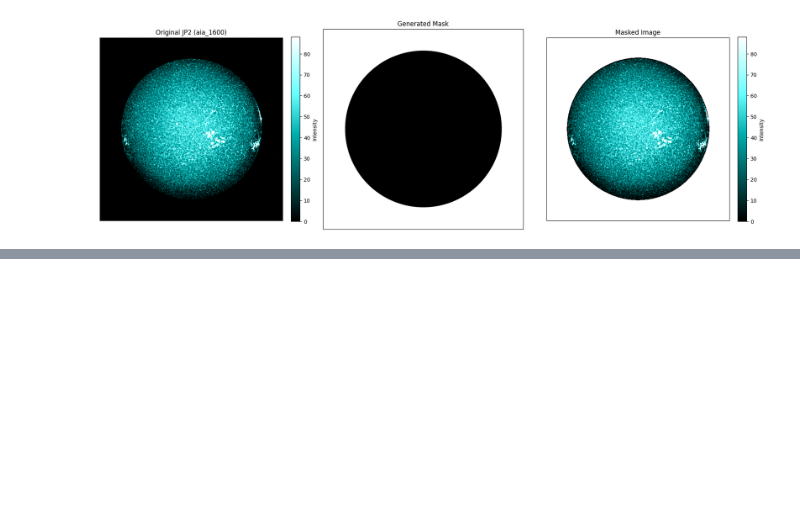
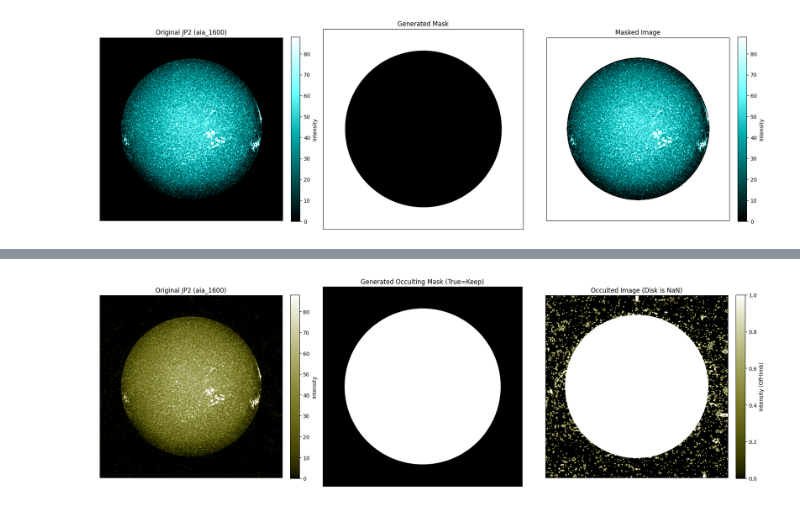
Before and after one commit to AlyonaCIA/SOLAR, a Jupyter notebook: Solar_eda_project/src/eda_clustering/kmeans/jp2_testing.ipynb, the cells around one changed output, grey strips where cells are left out. Saved outputs shown, nothing was run; the diff lists cells and outputs as text; code cells hidden in the pictures; blank space fills up the shorter version.

Commit message:
Add the first eclipse mask

```diff
--- a/Solar_eda_project/src/eda_clustering/kmeans/jp2_testing.ipynb
+++ b/Solar_eda_project/src/eda_clustering/kmeans/jp2_testing.ipynb
@@ -103,3 +103,101 @@ Creating mask using fixed radius: 1600
   --> Fixed radius mask generated.
 Mask created. Number of masked pixels (True): 8042349
 [figure]
+# %%
+# --- *** NUEVA Función de Máscara de Ocultación para JP2 *** ---
+def create_occulting_mask_jp2(data: np.ndarray, fixed_radius_pixels: int) -> np.ndarray:
+    """Creates an occulting mask (hides solar disk) for JP2 images using a fixed radius."""
+    if data is None:
+        raise ValueError("Input data cannot be None for JP2 mask creation.")
+    ny, nx = data.shape
+    print(f"Creating JP2 occulting mask for image size {ny}x{nx} using fixed radius: {fixed_radius_pixels}")
+    x_center, y_center = nx // 2, ny // 2 # Assume centered
+    y, x = np.ogrid[:ny, :nx]
+    distance_from_center = np.sqrt((x - x_center)**2 + (y - y_center)**2)
+    # --- CAMBIO CLAVE: Invertir la condición ---
+    # Selecciona píxeles FUERA del radio
+    mask = distance_from_center > fixed_radius_pixels
+    # ------------------------------------------
+    print(f"  Generated JP2 occulting mask shape: {mask.shape}, Sum (True pixels): {np.sum(mask)}")
+    return mask
+
+# --- Notebook Execution (using simplified loader and OCCULTING mask) ---
+
+# 1. Define Data Path
+# <<< ¡¡¡ ASEGÚRATE DE QUE ESTA RUTA SEA CORRECTA !!! >>>
+base_data_dir = '/home/alyonaivanova/personal/SOLAR/Data/sdo_jp2'
+test_channel = 'aia_1600' # <<< Elige un canal para probar (1600 es bueno para ver fuera del limbo)
+# test_channel = 'aia_131' # O prueba con otro
+channel_dir = os.path.join(base_data_dir, test_channel)
+
+# 2. Load Data using the Imageio-only function
+jp2_data, _ = load_jp2_data_imageio(channel_dir) # Metadata no se usa
+
+# 3. Create Occulting Mask (if data loaded)
+jp2_mask = None
+if jp2_data is not None:
+    # --- *** LLAMAR A LA FUNCIÓN DE MÁSCARA DE OCULTACIÓN *** ---
+    jp2_mask = create_occulting_mask_jp2(jp2_data, fixed_radius_pixels=1600)
+    # ----------------------------------------------------------
+
+# 4. Visualize
+if jp2_data is not None and jp2_mask is not None:
+    # Aplicar la máscara: Poner NaN donde la máscara es False (DENTRO del disco)
+    masked_jp2_data = jp2_data.astype(float).copy() # Trabajar con copia float
+    masked_jp2_data[~jp2_mask] = np.nan # Poner NaN DENTRO del disco solar (~jp2_mask es True adentro)
+
+    fig, axes = plt.subplots(1, 3, figsize=(18, 6))
+
+    # Determinar buenos límites de intensidad para mostrar (evitar extremos)
+    # ¡IMPORTANTE! Calcular vmin/vmax de los datos enmascarados (solo la corona)
+    # para mejorar el contraste fuera del disco.
+    valid_pixels = masked_jp2_data[~np.isnan(masked_jp2_data)]
+    if valid_pixels.size > 0:
+        vmin = np.percentile(valid_pixels, 5)  # Ajustar percentiles si es necesario
+        vmax = np.percentile(valid_pixels, 98) # para resaltar la corona
+    else:
+        vmin = np.percentile(jp2_data, 1) # Fallback a datos originales si no queda nada
+        vmax = np.percentile(jp2_data, 99)
+
+
+    # Mapa de color apropiado para el canal (si está disponible) o genérico
+    cmap_name = f'sdoaia{test_channel.split("_")[1]}'
+    try:
+        plt.get_cmap(cmap_name)
+    except ValueError:
+        print(f"Colormap {cmap_name} not found, using 'gray'.")
+        cmap_name = 'gray' # Usar 'gray' o 'hot' como fallback
+
+    # Original Image
+    im0 = axes[0].imshow(jp2_data, cmap=cmap_name, origin='lower',
+                         vmin=np.percentile(jp2_data, 1), vmax=np.percentile(jp2_data, 99)) # Vmin/Vmax de la original
+    axes[0].set_title(f"Original JP2 ({test_channel})")
+    fig.colorbar(im0, ax=axes[0], fraction=0.046, pad=0.04, label="Intensity")
+
+    # Mask (True = fuera del disco)
+    im1 = axes[1].imshow(jp2_mask, cmap='binary', origin='lower')
+    axes[1].set_title("Generated Occulting Mask (True=Keep)") # Título actualizado
+
+    # Masked Image (Disco oculto)
+    im2 = axes[2].imshow(masked_jp2_data, cmap=cmap_name, origin='lower', vmin=vmin, vmax=vmax) # Vmin/Vmax ajustados
+    axes[2].set_title("Occulted Image (Disk is NaN)") # Título actualizado
+    fig.colorbar(im2, ax=axes[2], fraction=0.046, pad=0.04, label="Intensity (Off-limb)")
+
+    for ax in axes:
+        ax.set_xticks([])
+        ax.set_yticks([])
+
+    plt.tight_layout()
+    plt.show()
+
+elif jp2_data is not None and jp2_mask is None:
+    print("Data loaded, but occulting mask creation failed.")
+    # Optionally plot just the loaded data
+    plt.figure(figsize=(8, 8))
+    plt.imshow(jp2_data, cmap='gray', origin='lower') # Fallback cmap
+    plt.title(f"Loaded JP2 ({test_channel}) - Mask Failed")
+    plt.colorbar()
+    plt.show()
+else:
+    print("Failed to load JP2 data for testing.")
+# %% [output]
@@ -105,0 +209 @@ Mask created. Number of masked pixels (True): 8042349
+[figure, added]
```
Also changed, not shown: parts of 1 cell of this notebook.
